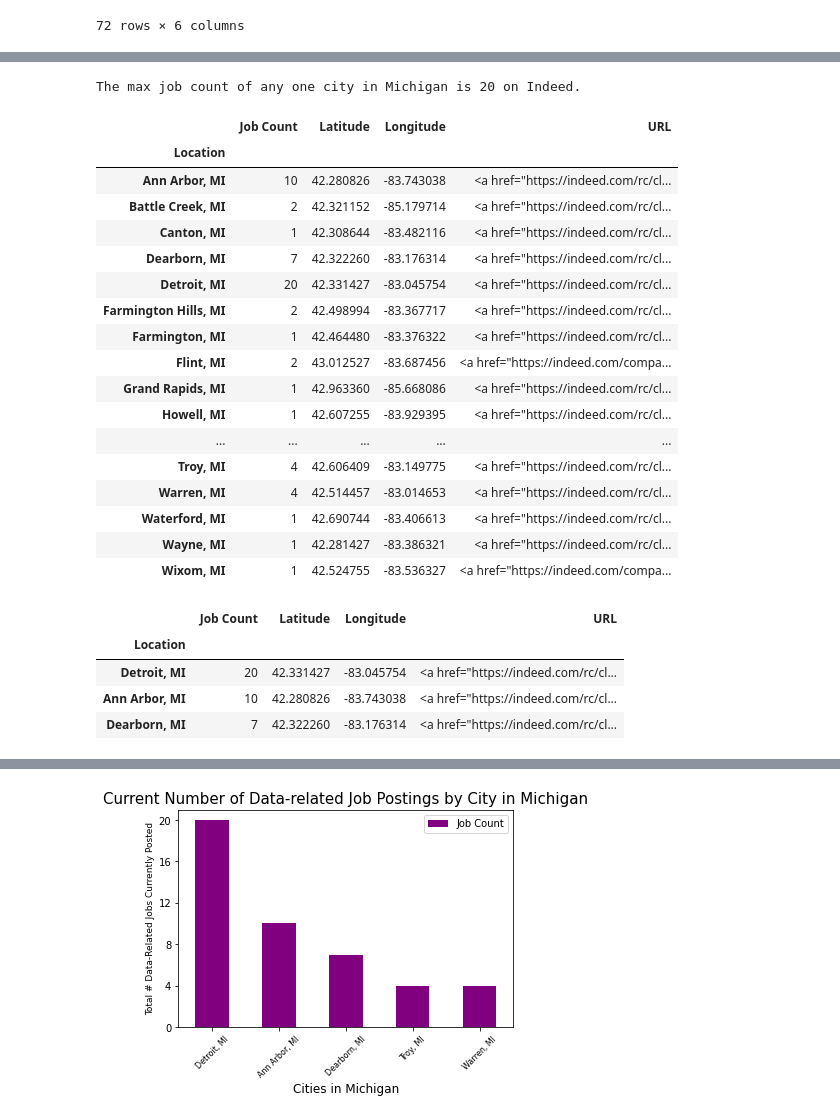
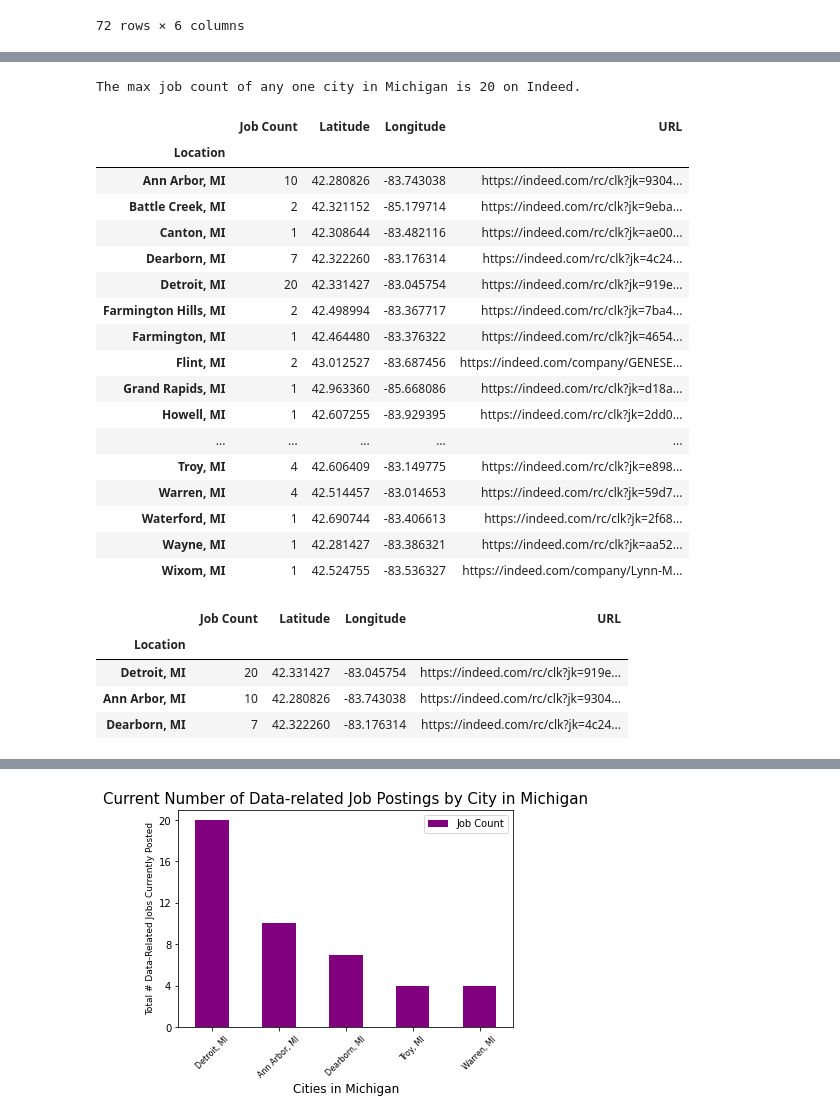
Before and after one commit to chaenii989/Data-Related-Job-Market, a Jupyter notebook: Indeed Web Scraped Data Analysis.ipynb, the cells around one changed output, grey strips where cells are left out. Cells and saved outputs as stored; diff of their text form; code cells hidden in the pictures.

```diff
--- a/Indeed Web Scraped Data Analysis.ipynb
+++ b/Indeed Web Scraped Data Analysis.ipynb
@@ -111,58 +84,49 @@ sorted_df
 # Builds a final DataFrame
 location_groupby = sorted_df.groupby("Location")
 
 job_count = location_groupby["Title"].count()
 one_lat = location_groupby["Latitude"].first()
 one_long = location_groupby["Longitude"].first()
 one_url = location_groupby["Url"].first()
 
 final_df = pd.DataFrame(
     {
         "Job Count": job_count,
         "Latitude": one_lat,
         "Longitude": one_long,
         "URL": one_url
     }
 )
 
 # Find highest count for the max intensity
 max_count = final_df["Job Count"].max()
 print(f"The max job count of any one city in Michigan is {max_count}"
       " on Indeed.")
 
 # Establish weight of the heat layer
 weight = final_df["Job Count"]
 
-# NEED HELP HERE!
-def make_clickable(val):
-    return '<a href="{}">{}</a>'.format(val,val)
-url = pd.DataFrame(final_df["URL"])
-# FOR LOOP
-for index, row in final_df.iterrows():
-    final_df.loc[index, "URL"] = make_clickable(row["URL"])
-
-url.style.format(make_clickable(final_df["URL"]))
 final_df
 # %% [output]
 The max job count of any one city in Michigan is 20 on Indeed.
 |  | Job Count | Latitude | Longitude | URL |
 | Location |  |  |  |  |
-| Ann Arbor, MI | 10 | 42.280826 | -83.743038 | <a href="https://indeed.com/rc/cl... |
-| Battle Creek, MI | 2 | 42.321152 | -85.179714 | <a href="https://indeed.com/rc/cl... |
-| Canton, MI | 1 | 42.308644 | -83.482116 | <a href="https://indeed.com/rc/cl... |
-| Dearborn, MI | 7 | 42.322260 | -83.176314 | <a href="https://indeed.com/rc/cl... |
-| Detroit, MI | 20 | 42.331427 | -83.045754 | <a href="https://indeed.com/rc/cl... |
-| Farmington Hills, MI | 2 | 42.498994 | -83.367717 | <a href="https://indeed.com/rc/cl... |
-| Farmington, MI | 1 | 42.464480 | -83.376322 | <a href="https://indeed.com/rc/cl... |
-| Flint, MI | 2 | 43.012527 | -83.687456 | <a href="https://indeed.com/compa... |
-| Grand Rapids, MI | 1 | 42.963360 | -85.668086 | <a href="https://indeed.com/rc/cl... |
-| Howell, MI | 1 | 42.607255 | -83.929395 | <a href="https://indeed.com/rc/cl... |
+| Ann Arbor, MI | 10 | 42.280826 | -83.743038 | https://indeed.com/rc/clk?jk=9304... |
+| Battle Creek, MI | 2 | 42.321152 | -85.179714 | https://indeed.com/rc/clk?jk=9eba... |
+| Canton, MI | 1 | 42.308644 | -83.482116 | https://indeed.com/rc/clk?jk=ae00... |
+| Dearborn, MI | 7 | 42.322260 | -83.176314 | https://indeed.com/rc/clk?jk=4c24... |
+| Detroit, MI | 20 | 42.331427 | -83.045754 | https://indeed.com/rc/clk?jk=919e... |
+| Farmington Hills, MI | 2 | 42.498994 | -83.367717 | https://indeed.com/rc/clk?jk=7ba4... |
+| Farmington, MI | 1 | 42.464480 | -83.376322 | https://indeed.com/rc/clk?jk=4654... |
+| Flint, MI | 2 | 43.012527 | -83.687456 | https://indeed.com/company/GENESE... |
+| Grand Rapids, MI | 1 | 42.963360 | -85.668086 | https://indeed.com/rc/clk?jk=d18a... |
+| Howell, MI | 1 | 42.607255 | -83.929395 | https://indeed.com/rc/clk?jk=2dd0... |
 | ... | ... | ... | ... | ... |
-| Troy, MI | 4 | 42.606409 | -83.149775 | <a href="https://indeed.com/rc/cl... |
-| Warren, MI | 4 | 42.514457 | -83.014653 | <a href="https://indeed.com/rc/cl... |
-| Waterford, MI | 1 | 42.690744 | -83.406613 | <a href="https://indeed.com/rc/cl... |
-| Wayne, MI | 1 | 42.281427 | -83.386321 | <a href="https://indeed.com/rc/cl... |
-| Wixom, MI | 1 | 42.524755 | -83.536327 | <a href="https://indeed.com/compa... |
+| Troy, MI | 4 | 42.606409 | -83.149775 | https://indeed.com/rc/clk?jk=e898... |
+| Warren, MI | 4 | 42.514457 | -83.014653 | https://indeed.com/rc/clk?jk=59d7... |
+| Waterford, MI | 1 | 42.690744 | -83.406613 | https://indeed.com/rc/clk?jk=2f68... |
+| Wayne, MI | 1 | 42.281427 | -83.386321 | https://indeed.com/rc/clk?jk=aa52... |
+| Wixom, MI | 1 | 42.524755 | -83.536327 | https://indeed.com/company/Lynn-M... |
 # %%
 # Creates a new DF with the three locations with most job openings
 
@@ -171,9 +135,9 @@ top_3_symbol_df
 # %% [output]
 |  | Job Count | Latitude | Longitude | URL |
 | Location |  |  |  |  |
-| Detroit, MI | 20 | 42.331427 | -83.045754 | <a href="https://indeed.com/rc/cl... |
-| Ann Arbor, MI | 10 | 42.280826 | -83.743038 | <a href="https://indeed.com/rc/cl... |
-| Dearborn, MI | 7 | 42.322260 | -83.176314 | <a href="https://indeed.com/rc/cl... |
+| Detroit, MI | 20 | 42.331427 | -83.045754 | https://indeed.com/rc/clk?jk=919e... |
+| Ann Arbor, MI | 10 | 42.280826 | -83.743038 | https://indeed.com/rc/clk?jk=9304... |
+| Dearborn, MI | 7 | 42.322260 | -83.176314 | https://indeed.com/rc/clk?jk=4c24... |
 # %%
 # Configures gmaps
 gmaps.configure(api_key=g_key)
```
Also changed, not shown: parts of 3 cells of this notebook, 1 other file.
